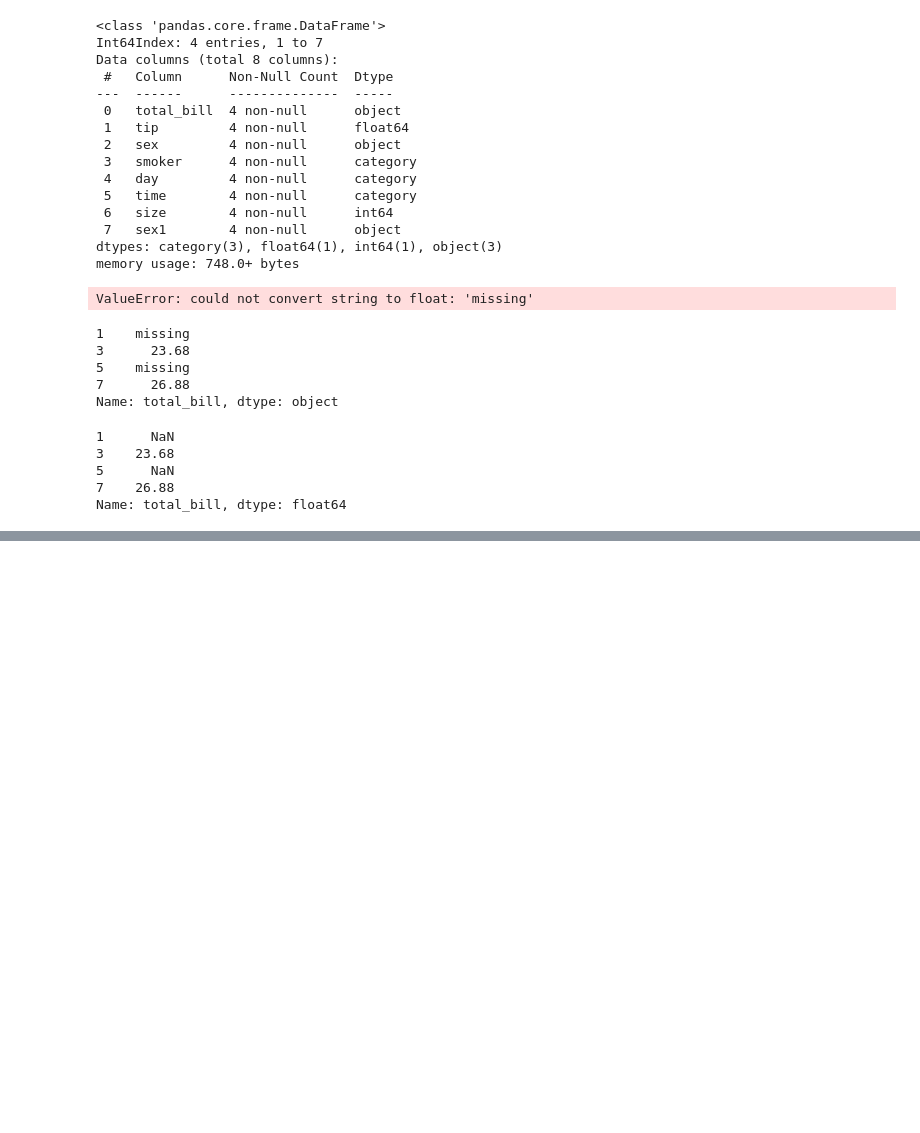
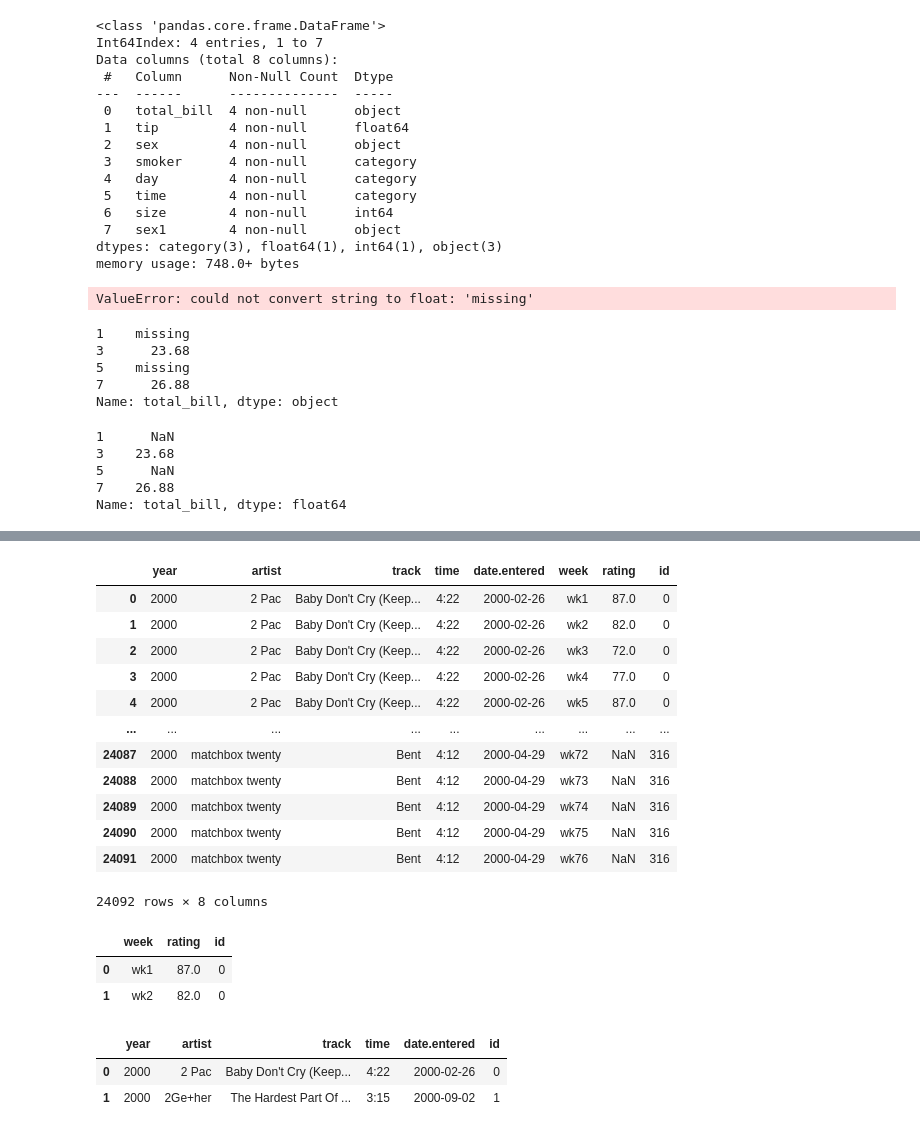
Before and after one commit to Taehwa-kwon/Python, a Jupyter notebook: doit_pandas/notebook/04_practice.ipynb, the cells around one changed output, grey strips where cells are left out. Drawn from its saved outputs; the diff is of its cells as text; code cells hidden in the pictures; blank space fills up the shorter version.

```diff
--- a/doit_pandas/notebook/04_practice.ipynb
+++ b/doit_pandas/notebook/04_practice.ipynb
@@ -206,0 +699,2 @@ pd.to_numeric(tips_missing['total_bill'],errors='coerce',downcast='float') #floa
+# %%
+billboard_songs = billboard_songs.drop_duplicates()  #drop_duplicates 중복되는 값을 삭제한다. 최종 317건으로 줄어듬
@@ -206,0 +723,4 @@ pd.to_numeric(tips_missing['total_bill'],errors='coerce',downcast='float') #floa
+# %%
+billboard_songs['id'] = range(len(billboard_songs)) #range는 0~99 / 이걸 하는 이유는 각각의 데이터앞에 id를 줄려고
+# %%
+billboard_songs['index']= billboard_songs.index
@@ -206,0 +761,18 @@ pd.to_numeric(tips_missing['total_bill'],errors='coerce',downcast='float') #floa
+# %%
+billboard_ratings = billboard_long.merge(billboard_songs,on=['year','artist','track','time','date.entered'])   #데이터는 중복됐지만 id값을 불러왔기때문에 성공
+# %%
+billboard_ratings
+# %% [output]
+|  | year | artist | track | time | date.entered | week | rating | id |
+| 0 | 2000 | 2 Pac | Baby Don't Cry (Keep... | 4:22 | 2000-02-26 | wk1 | 87.0 | 0 |
+| 1 | 2000 | 2 Pac | Baby Don't Cry (Keep... | 4:22 | 2000-02-26 | wk2 | 82.0 | 0 |
+| 2 | 2000 | 2 Pac | Baby Don't Cry (Keep... | 4:22 | 2000-02-26 | wk3 | 72.0 | 0 |
+| 3 | 2000 | 2 Pac | Baby Don't Cry (Keep... | 4:22 | 2000-02-26 | wk4 | 77.0 | 0 |
+| 4 | 2000 | 2 Pac | Baby Don't Cry (Keep... | 4:22 | 2000-02-26 | wk5 | 87.0 | 0 |
+| ... | ... | ... | ... | ... | ... | ... | ... | ... |
+| 24087 | 2000 | matchbox twenty | Bent | 4:12 | 2000-04-29 | wk72 | NaN | 316 |
+| 24088 | 2000 | matchbox twenty | Bent | 4:12 | 2000-04-29 | wk73 | NaN | 316 |
+| 24089 | 2000 | matchbox twenty | Bent | 4:12 | 2000-04-29 | wk74 | NaN | 316 |
+| 24090 | 2000 | matchbox twenty | Bent | 4:12 | 2000-04-29 | wk75 | NaN | 316 |
+| 24091 | 2000 | matchbox twenty | Bent | 4:12 | 2000-04-29 | wk76 | NaN | 316 |
+24092 rows × 8 columns
@@ -206,0 +783,12 @@ pd.to_numeric(tips_missing['total_bill'],errors='coerce',downcast='float') #floa
+# %%
+billboard_ratings.head(2)
+# %% [output]
+|  | week | rating | id |
+| 0 | wk1 | 87.0 | 0 |
+| 1 | wk2 | 82.0 | 0 |
+# %%
+billboard_songs.head(2)
+# %% [output]
+|  | year | artist | track | time | date.entered | id |
+| 0 | 2000 | 2 Pac | Baby Don't Cry (Keep... | 4:22 | 2000-02-26 | 0 |
+| 1 | 2000 | 2Ge+her | The Hardest Part Of ... | 3:15 | 2000-09-02 | 1 |
```
Also changed, not shown: parts of 66 cells of this notebook, 3 other files.
